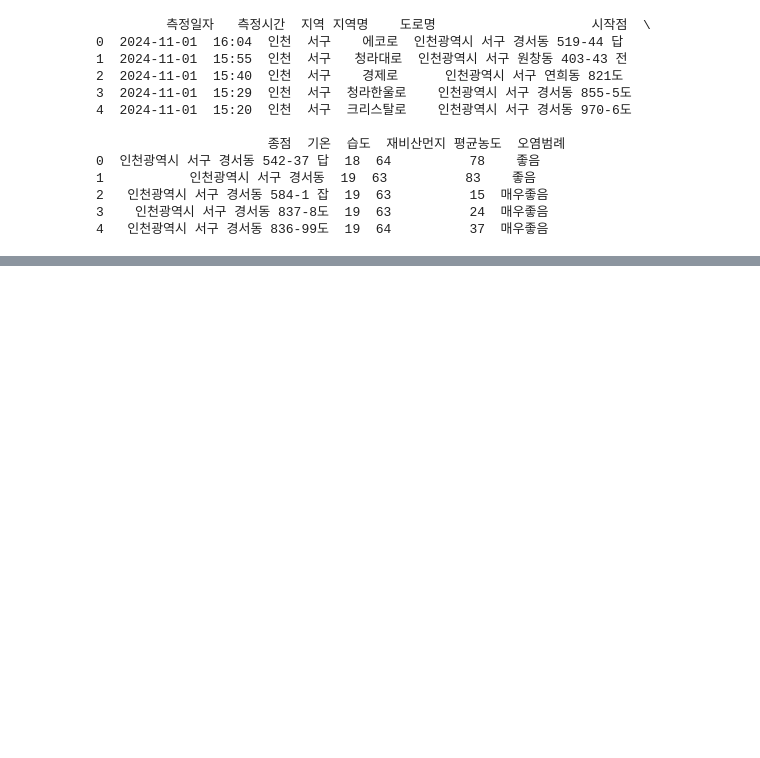
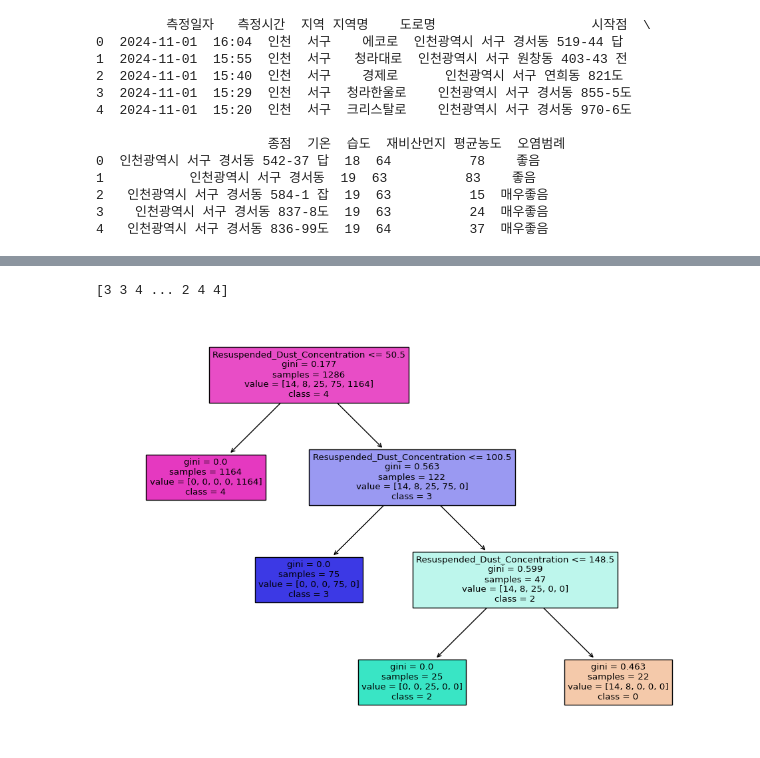
Before and after one commit to TonnyKang/PNU_2024_dataMining_Final, a Jupyter notebook: main.ipynb, the cells around one changed output, grey strips where cells are left out. Saved outputs shown, nothing was run; the diff lists cells and outputs as text; code cells hidden in the pictures; blank space fills up the shorter version.

Commit message:
Tree Classifier Using Hunt's Algorithm

```diff
--- a/main.ipynb
+++ b/main.ipynb
@@ -29,0 +170,24 @@ except UnicodeDecodeError as e:
+# %%
+# Mapping of Korean column names to English
+column_mapping = {
+    '지역': 'Region',
+    '지역명': 'Region_Name',
+    '도로명': 'Road_Name',
+    '시작점': 'Start_Point',
+    '종점': 'End_Point',
+    '기온': 'Temperature',
+    '습도': 'Humidity',
+    '재비산먼지 평균농도': 'Resuspended_Dust_Concentration',
+    '오염범례': 'Pollution_Category',
+    '측정년': 'Measurement_Year',
+    '측정월': 'Measurement_Month',
+    '측정일': 'Measurement_Day',
+    '측정시': 'Measurement_Hour',
+    '측정분': 'Measurement_Minute'
+}
+
+# Rename the columns
+data.rename(columns=column_mapping, inplace=True)
+
+# Check the updated DataFrame
+print(data.head())
@@ -29,0 +303,37 @@ except UnicodeDecodeError as e:
+# %%
+# Features (excluding '오염범례') and target
+X = data.drop(columns=['Pollution_Category']).select_dtypes(include=np.number).values
+y = data['Pollution_Category'].values
+
+# Initialize and train the tree
+tree = DecisionTree(max_depth=5, min_samples_split=10)
+tree.fit(X, y)
+
+# Predict
+predictions = tree.predict(X)
+print(predictions)
+# %% [output]
+[3 3 4 ... 2 4 4]
+# %%
+from sklearn.tree import DecisionTreeClassifier, plot_tree
+import matplotlib.pyplot as plt
+
+# Define the features (X) and target (y)
+X = data.drop('Pollution_Category', axis=1)  # Use all columns except the target as features
+y = data['Pollution_Category']  # Target column (already encoded)
+
+# Define and fit the decision tree model
+clf = DecisionTreeClassifier(max_depth=3, random_state=42)  # Adjust max_depth as needed
+clf.fit(X, y)
+
+# Plot the tree
+plt.figure(figsize=(12, 8))
+plot_tree(
+    clf,
+    feature_names=X.columns,  # Feature names
+    class_names=[str(c) for c in sorted(custom_mapping.values())],  # Encoded class names
+    filled=True
+)
+plt.show()
+# %% [output]
+[figure, added]
```
Also changed, not shown: parts of 9 cells of this notebook.
